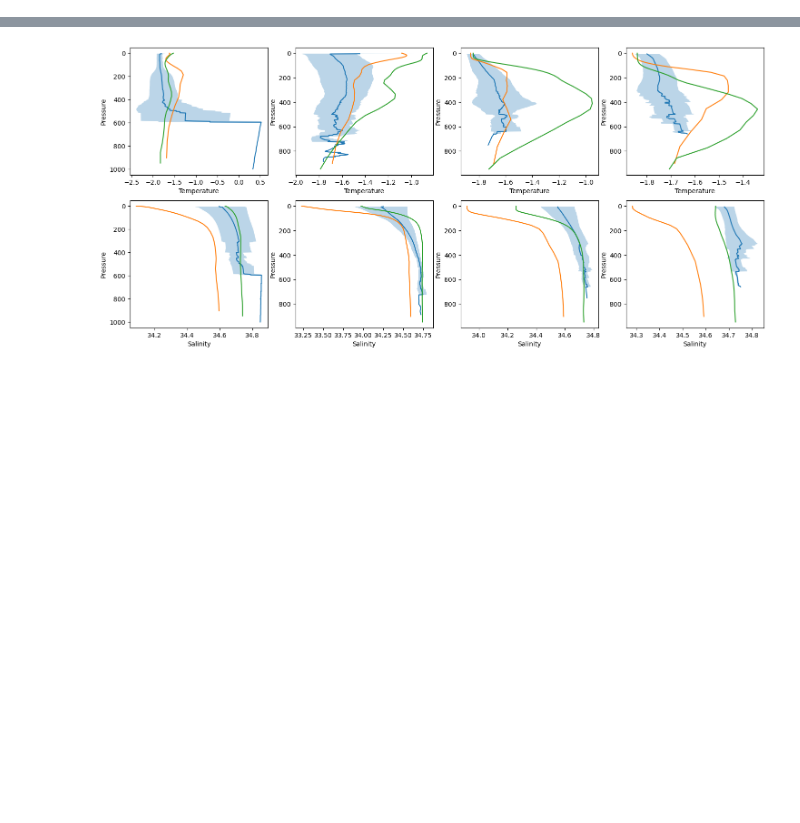
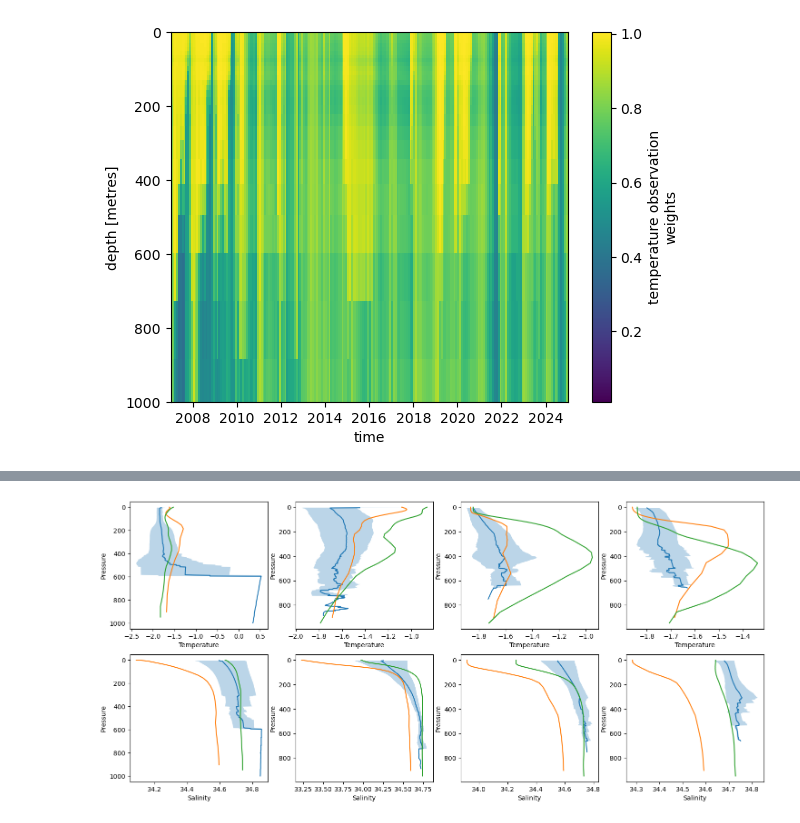
Before and after one commit to eejco/thesis_c3, a Jupyter notebook: c3_model_comparison_average.ipynb, the cells around one changed output, grey strips where cells are left out. Drawn from its saved outputs; the diff is of its cells as text; code cells hidden in the pictures; blank space fills up the shorter version.

```diff
--- a/c3_model_comparison_average.ipynb
+++ b/c3_model_comparison_average.ipynb
@@ -43,5 +42,3 @@ profiles = pickle.load(open('c3data.pkl','rb'))
 # %%
-profiles_shelf = profiles.where(profiles.elevation > -1000,drop=True
-                                ).sortby('lat').sel(lat=slice(extent2[2],extent2[3])
-                                ).sortby('lon').sel(lon=slice(extent2[0],extent2[1])
-                                ).sortby('time')
+en4 = xr.open_dataset('en4_analysis.nc')
+en4 = en4.sel(lat=slice(extent2[2],extent2[3]),lon=slice(extent2[0],extent2[1]))
@@ -88,0 +97,6 @@ nemo_shelf['month'] = nemo_shelf.time_counter.dt.month
+# %%
+en4.mean(['lat','lon']).temperature_observation_weights.plot(x='time')
+plt.gca().set_ylim([0,1000])
+plt.gca().invert_yaxis()
+# %% [output]
+[figure, added]
```
Also changed, not shown: parts of 16 cells of this notebook, 10 other files.
